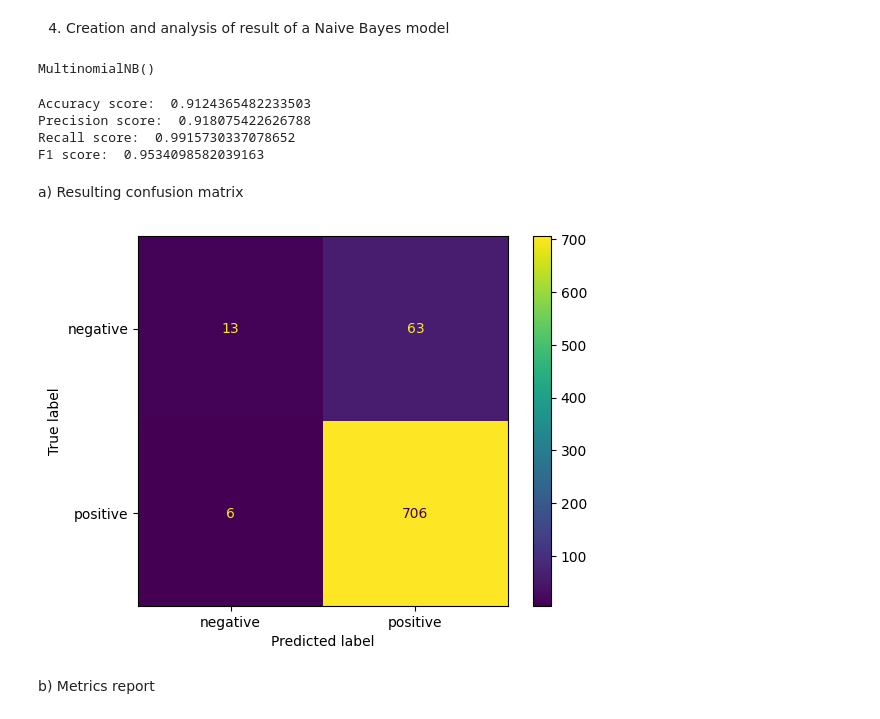
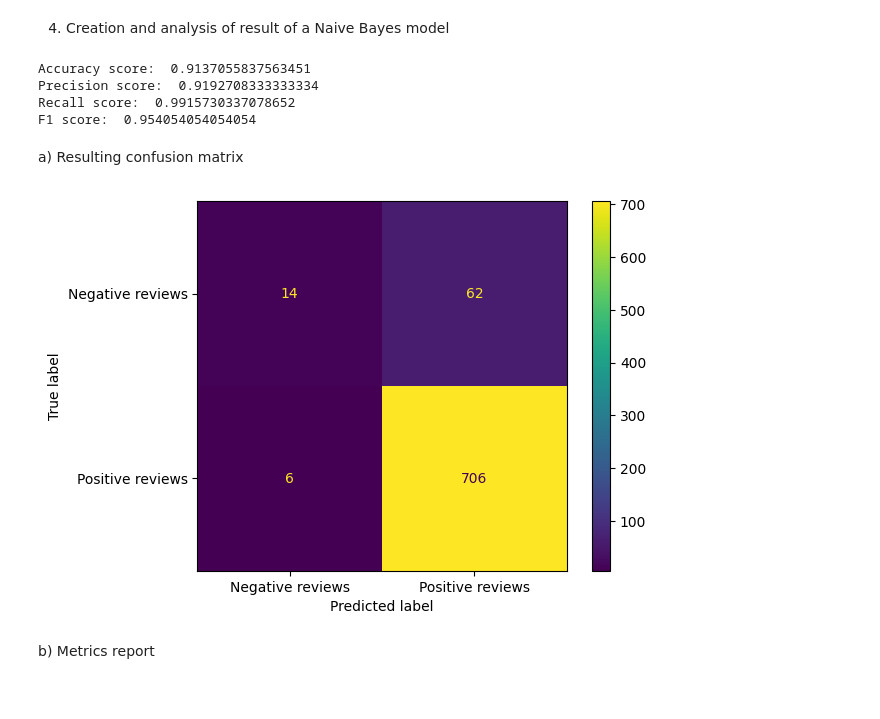
Before and after one commit to TehWeifu/IABD, a Jupyter notebook: ModelosInteligenciaArtificial/Unit03-NLP/Challenge03/Challenge03-JBSL.ipynb, the cells around one changed output. Drawn from its saved outputs; the diff is of its cells as text; code cells hidden in the pictures.

```diff
--- a/ModelosInteligenciaArtificial/Unit03-NLP/Challenge03/Challenge03-JBSL.ipynb
+++ b/ModelosInteligenciaArtificial/Unit03-NLP/Challenge03/Challenge03-JBSL.ipynb
@@ -85,14 +83,14 @@ plt.show()
 # %% [markdown]
 c) The length (number of words) of the opinions.
 # %%
-# Function to count words in a sentence
+# Count words in a sentence
 def word_count(sentence):
     return len(sentence.split())
 
 
-# Apply the function to the 'sentence' column
+# Apply the function to the review column
 reviews['word_count'] = reviews['verified_reviews'].apply(word_count)
-reviews['word_count'] = reviews['word_count'].clip(upper=200)
+reviews['word_count'] = reviews['word_count'].clip(upper=150)  # Note: clip reviews with very high word count
 
 # Create the histogram
 plt.figure(figsize=(8, 6))
@@ -186,19 +184,20 @@ reviews['feedback'] = reviews['rating'].apply(get_feedback)
 # %% [markdown]
 4) Creation and analysis of result of a Naive Bayes model
 # %%
-# Dividimos los datos en dos partes: entrenamiento y prueba
-
-X_train, X_test, y_train, y_test = train_test_split(reviews['verified_reviews'], reviews['feedback'], random_state=2055)
+# Divide data between train and test
+X_train, X_test, y_train, y_test = train_test_split(reviews['verified_reviews'], reviews['feedback'], shuffle=True,
+                                                    random_state=RANDOM_SEED)
 # %%
-count_vector = CountVectorizer(stop_words='english')
+# Create a BoW with the train data as the corpus and then vectorize both train and test datasets
+count_vector = CountVectorizer()  # Note: stop words already removed on preprocessing step
 
 training_data = count_vector.fit_transform(X_train)
 testing_data = count_vector.transform(X_test)
 # %%
+# Create the Naive Bayes model and train it with the train data just vectorized
+
 naive_bayes = MultinomialNB()
-naive_bayes.fit(training_data, y_train)
+naive_bayes = naive_bayes.fit(training_data, y_train)  # Note: variable reassignment avoids displaying a small figure
-# %% [output]
-MultinomialNB()
 # %%
 predictions = naive_bayes.predict(testing_data)
 # %%
@@ -207,20 +206,21 @@ print('Precision score: ', format(precision_score(y_test, predictions)))
 print('Recall score: ', format(recall_score(y_test, predictions)))
 print('F1 score: ', format(f1_score(y_test, predictions)))
 # %% [output]
-Accuracy score:  0.9124365482233503
-Precision score:  0.918075422626788
+Accuracy score:  0.9137055837563451
+Precision score:  0.9192708333333334
 Recall score:  0.9915730337078652
-F1 score:  0.9534098582039163
+F1 score:  0.954054054054054
 # %% [markdown]
 a) Resulting confusion matrix
 # %%
-cm = confusion_matrix(y_test, predictions)
-disp = ConfusionMatrixDisplay(confusion_matrix=cm, display_labels=['negative', 'positive'])
+# Display a confusion matrix
+matrix = confusion_matrix(y_test, predictions)
+display = ConfusionMatrixDisplay(confusion_matrix=matrix, display_labels=['Negative reviews', 'Positive reviews'])
 
-disp.plot()
+display.plot()
 plt.show()
 # %% [output]
-[figure, old version]
+[figure, new version]
 # %% [markdown]
 b) Metrics report
 # %%
```
Also changed, not shown: parts of 11 cells of this notebook, 5 other files.
